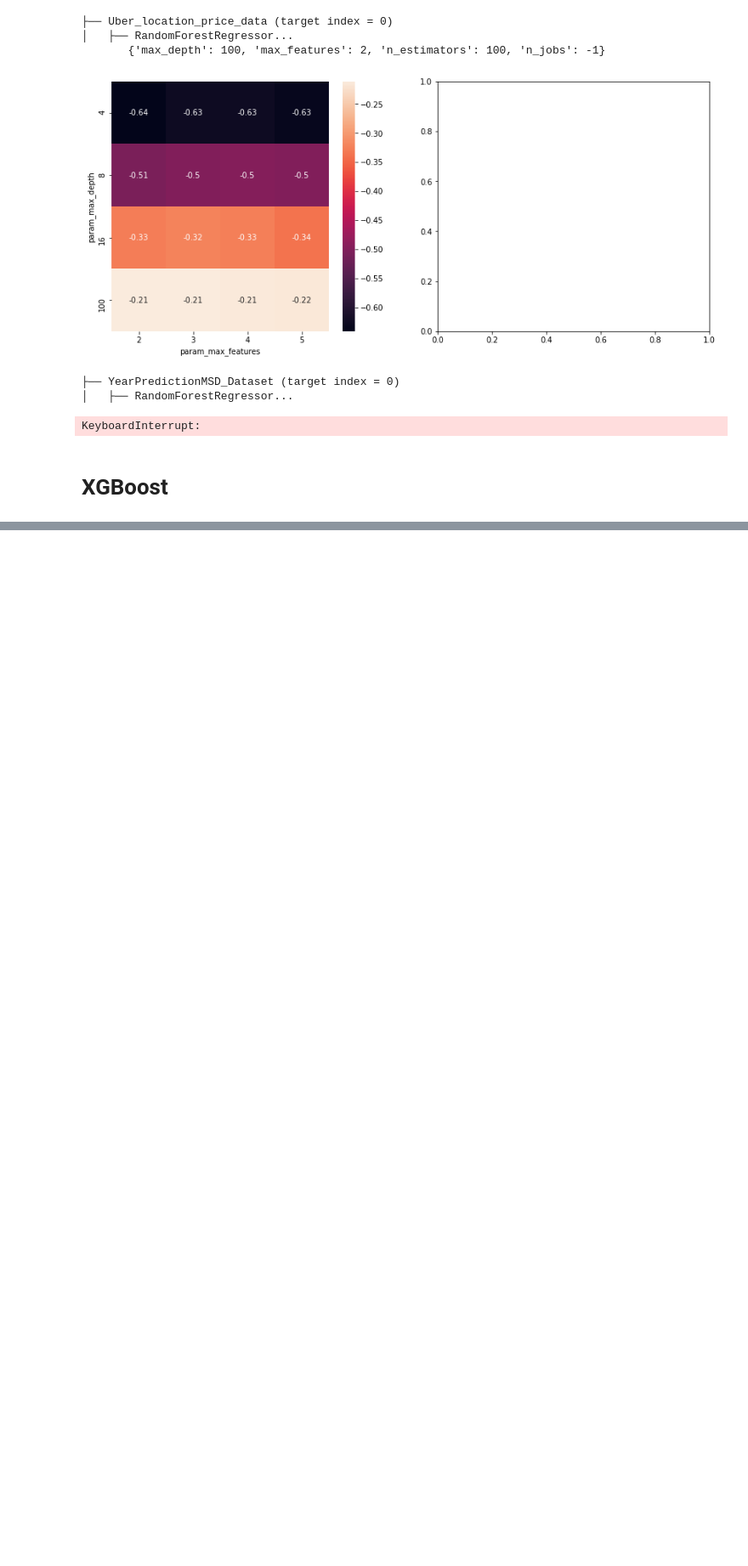
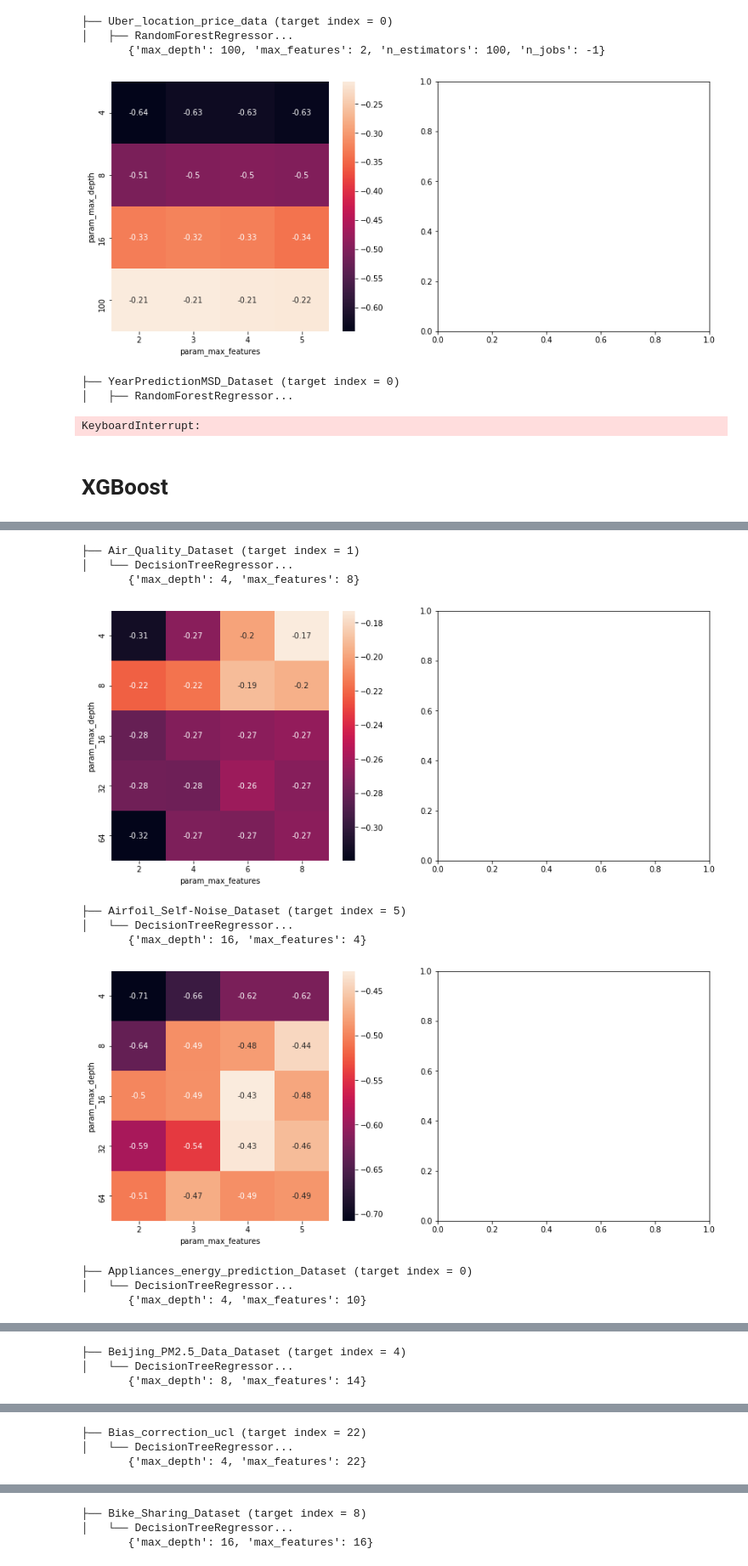
Before and after one commit to ColinTr/ClassificationForRegression, a Jupyter notebook: notebooks/Hyperparameters study.ipynb, the cells around one changed output, grey strips where cells are left out. Shown at 85% size. Saved outputs shown, nothing was run; the diff lists cells and outputs as text; code cells hidden in the pictures; blank space fills up the shorter version.

```diff
--- a/notebooks/Hyperparameters study.ipynb
+++ b/notebooks/Hyperparameters study.ipynb
@@ -426,0 +428,44 @@ KeyboardInterrupt:
+# %%
+for dataset_path, index_path in zip(datasets_paths, indexes_paths):
+    target_var_index = None
+    with open(index_path) as f:
+        target_var_index = int(f.readline())
+
+    print('├── ' + dataset_path.split('/')[3] + ' (target index = ' + str(target_var_index) + ')')
+    full_data = pd.read_csv(dataset_path)
+    X = full_data.drop(full_data.columns[target_var_index], axis=1)
+    Y = full_data[full_data.columns[target_var_index]]
+
+    X = normalize(X)
+    Y = box_cox(Y)
+    Y = Y.ravel()
+
+    print('│   └── DecisionTreeRegressor...')
+    values_to_explore = list(map(int, np.linspace(2, X.shape[1], num=4)))
+    values_to_explore.append(int(np.sqrt(X.shape[1])))
+    values_to_explore = np.unique(values_to_explore)
+    decision_tree_regr_grid['max_features'] = values_to_explore
+
+    grid = GridSearchCV(estimator = DecisionTreeRegressor(),
+                        param_grid = decision_tree_regr_grid,
+                        scoring = 'neg_mean_squared_error',
+                        n_jobs=-1)
+    grid.fit(X, Y)
+
+    print('       ' + str(grid.best_params_))
+    generate_heatmap(grid.cv_results_, 'param_max_depth', 'param_max_features')
+
+    del grid, X, Y, full_data
+    gc.collect()
+# %% [output]
+├── Air_Quality_Dataset (target index = 1)
+│   └── DecisionTreeRegressor...
+       {'max_depth': 4, 'max_features': 8}
+[figure, added]
+├── Airfoil_Self-Noise_Dataset (target index = 5)
+│   └── DecisionTreeRegressor...
+       {'max_depth': 16, 'max_features': 4}
+[figure, added]
+├── Appliances_energy_prediction_Dataset (target index = 0)
+│   └── DecisionTreeRegressor...
+       {'max_depth': 4, 'max_features': 10}
@@ -426,0 +473,3 @@ KeyboardInterrupt:
+├── Beijing_PM2.5_Data_Dataset (target index = 4)
+│   └── DecisionTreeRegressor...
+       {'max_depth': 8, 'max_features': 14}
@@ -426,0 +477,3 @@ KeyboardInterrupt:
+├── Bias_correction_ucl (target index = 22)
+│   └── DecisionTreeRegressor...
+       {'max_depth': 4, 'max_features': 22}
@@ -426,0 +481,3 @@ KeyboardInterrupt:
+├── Bike_Sharing_Dataset (target index = 8)
+│   └── DecisionTreeRegressor...
+       {'max_depth': 16, 'max_features': 16}
```
Also changed, not shown: parts of 8 cells of this notebook, 2 other files.
